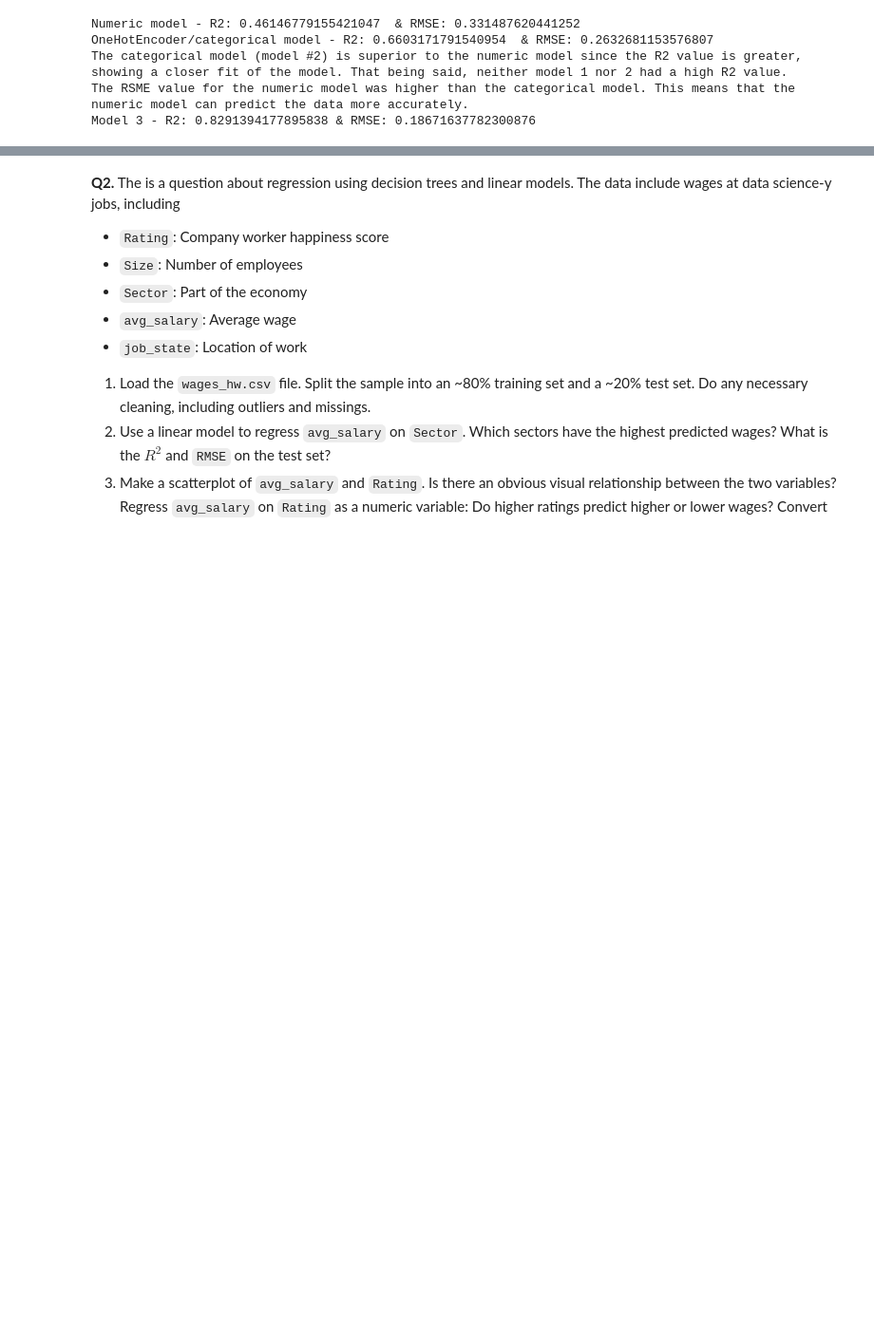
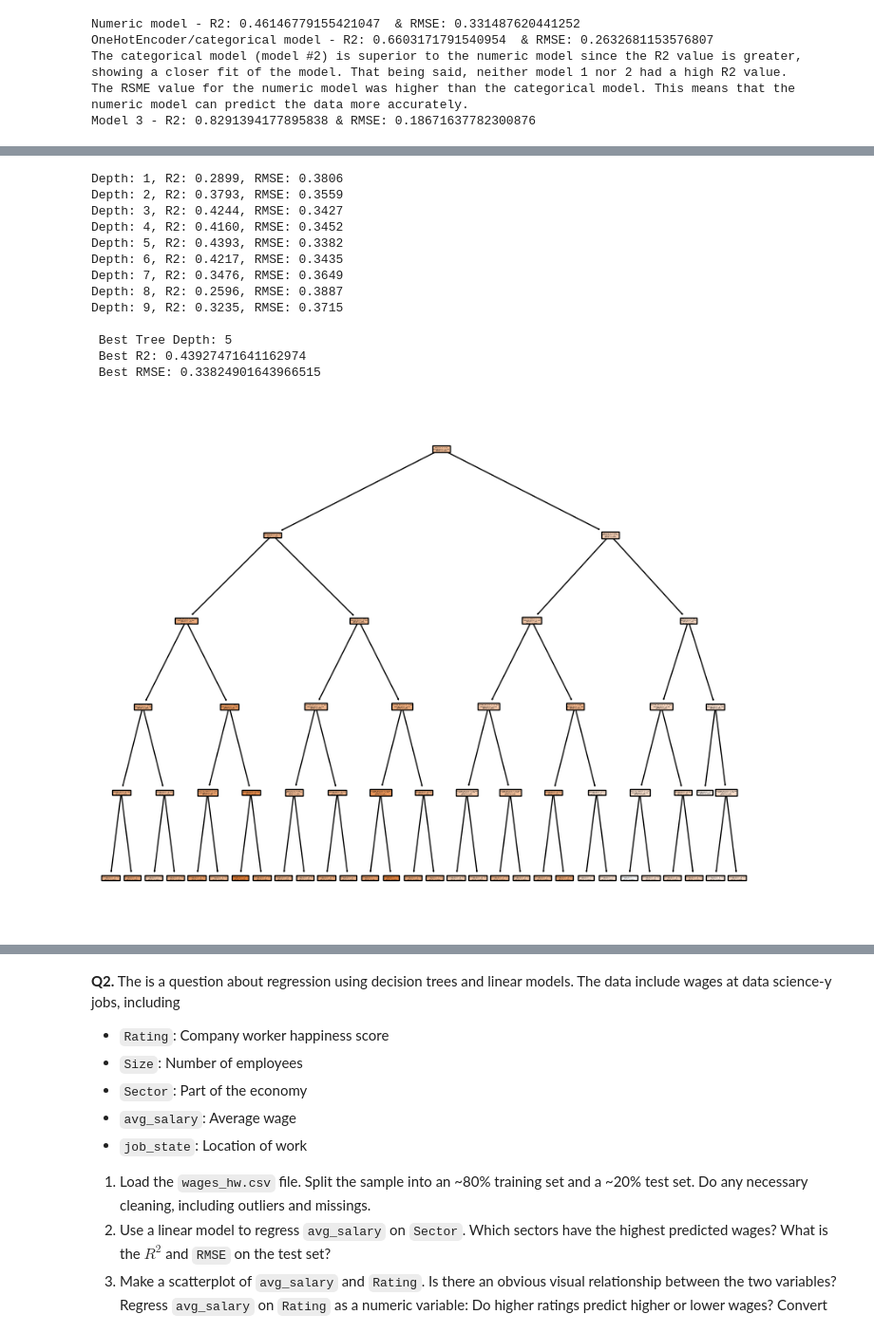
Before and after one commit to das3jk/assignment4, a Jupyter notebook: assignment4.ipynb, the cells around one changed output, grey strips where cells are left out. Shown at 95% size. Cells and saved outputs as stored; diff of their text form; code cells hidden in the pictures; blank space fills up the shorter version.

```diff
--- a/assignment4.ipynb
+++ b/assignment4.ipynb
@@ -291,2 +302,50 @@ The best performing model overall has been the 3rd model from Q4.
+# %%
+#Q7
+#Now, let's use a regression tree. Construct an appropriate matrix of regressors/features, and fit a tree to the data. Vary the maximum depth of the decision tree using the max_depth option (i.e. tree.DecisionTreeRegressor(max_depth=D)), and compute the  R2  and RMSE on the test set of a variety of depths.
+from sklearn.tree import DecisionTreeRegressor # Import the tree classifier
+from sklearn import tree
+from sklearn.tree import plot_tree
+from sklearn.tree import DecisionTreeClassifier
+
+best_depth = 0
+best_r2 = float('-inf') # Developed using Chat to test out each tree iteration
+best_rmse = float('inf') # Developed using Chat to test out each tree iteration
+
+for depth in range(1, 10): #From the lecture
+    tree = DecisionTreeRegressor(max_depth=depth)
+    tree.fit(numeric_X_train, y_train)
+    tree_y = tree.predict(numeric_X_test)
+
+    # Developed using Chat to test out each tree iteration
+    tree_r2 = r2_score(y_test, tree_y)
+    tree_rmse = mean_squared_error(y_test, tree_y, squared=False)
+    if tree_r2 > best_r2:
+        best_r2 = tree_r2
+        best_rmse = tree_rmse
+        best_depth = depth
+    print(f'Depth: {depth}, R2: {tree_r2:.4f}, RMSE: {tree_rmse:.4f}') #Developed from Chat
+
+print("\n Best Tree Depth:", best_depth, "\n Best R2:", best_r2, "\n Best RMSE:", best_rmse)
+
+cart = DecisionTreeRegressor(max_depth=best_depth) # Create a classifier object; 3 was determined to be too much based on branching dist.
+cart = cart.fit(numeric_X_train, y_train) # Fit the classifier
+plt.figure(figsize=(10, 8))
+plot_tree(cart, filled=True, feature_names=numeric_X_train.columns)
+plt.show()
+# %% [output]
+Depth: 1, R2: 0.2899, RMSE: 0.3806
+Depth: 2, R2: 0.3793, RMSE: 0.3559
+Depth: 3, R2: 0.4244, RMSE: 0.3427
+Depth: 4, R2: 0.4160, RMSE: 0.3452
+Depth: 5, R2: 0.4393, RMSE: 0.3382
+Depth: 6, R2: 0.4217, RMSE: 0.3435
+Depth: 7, R2: 0.3476, RMSE: 0.3649
+Depth: 8, R2: 0.2596, RMSE: 0.3887
+Depth: 9, R2: 0.3235, RMSE: 0.3715
+
+ Best Tree Depth: 5
+ Best R2: 0.43927471641162974
+ Best RMSE: 0.33824901643966515
+[figure, added]
 # %%
 #Q8
```
Also changed, not shown: parts of 8 cells of this notebook.
